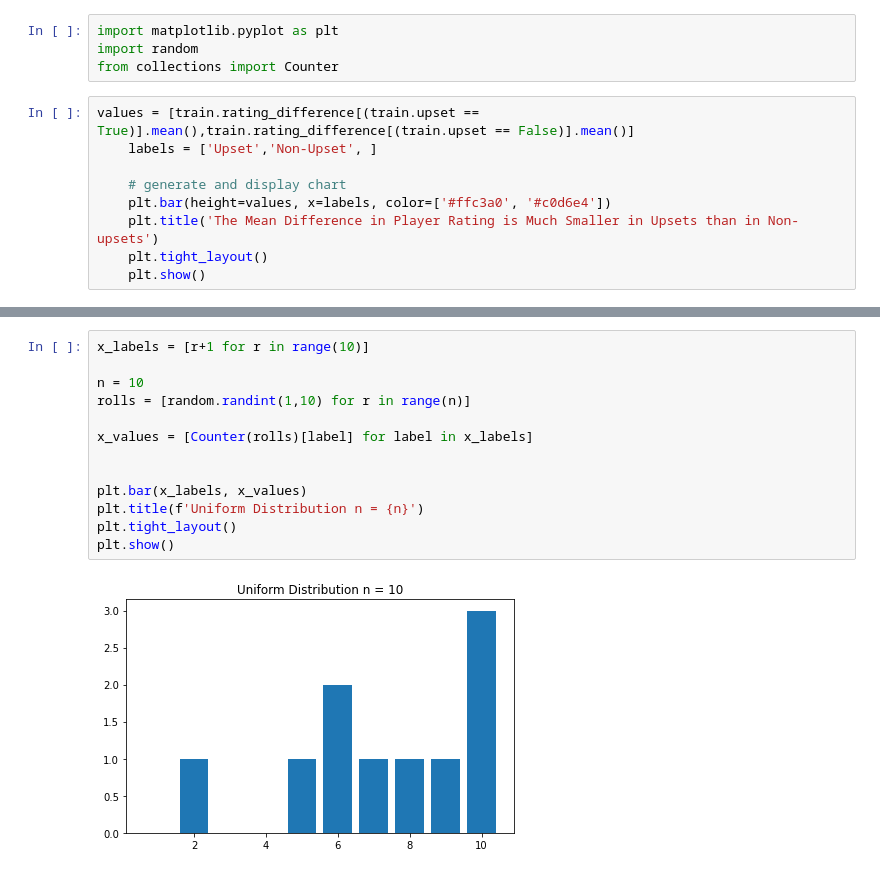
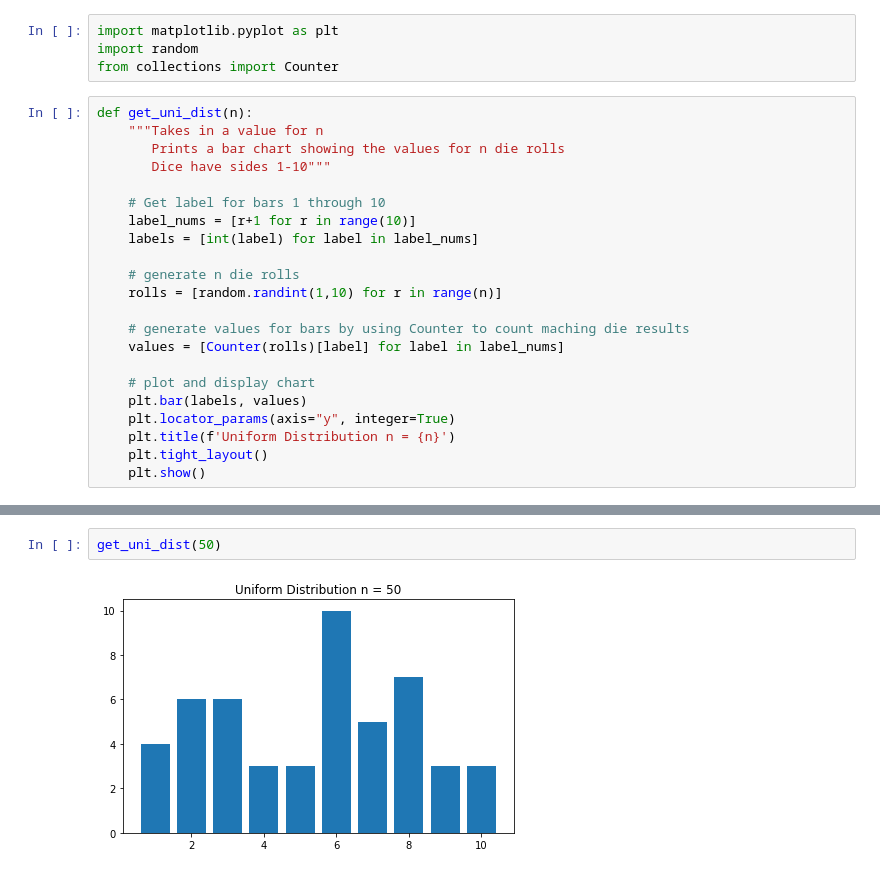
Before and after one commit to Johndsalas/code_katamari, a Jupyter notebook: uniform_distribution.ipynb, the cells around one changed output, grey strips where cells are left out. Drawn from its saved outputs; the diff is of its cells as text.

```diff
--- a/uniform_distribution.ipynb
+++ b/uniform_distribution.ipynb
@@ -5,12 +5,25 @@
 import matplotlib.pyplot as plt
 import random
 from collections import Counter
-# %%
-values = [train.rating_difference[(train.upset == True)].mean(),train.rating_difference[(train.upset == False)].mean()]
-    labels = ['Upset','Non-Upset', ]
-
-    # generate and display chart
-    plt.bar(height=values, x=labels, color=['#ffc3a0', '#c0d6e4'])
-    plt.title('The Mean Difference in Player Rating is Much Smaller in Upsets than in Non-upsets')
-    plt.tight_layout()
-    plt.show()
+# %%
+def get_uni_dist(n):
+    """Takes in a value for n
+       Prints a bar chart showing the values for n die rolls
+       Dice have sides 1-10"""
+
+    # Get label for bars 1 through 10
+    label_nums = [r+1 for r in range(10)]
+    labels = [int(label) for label in label_nums]
+
+    # generate n die rolls
+    rolls = [random.randint(1,10) for r in range(n)]
+
+    # generate values for bars by using Counter to count maching die results
+    values = [Counter(rolls)[label] for label in label_nums]
+
+    # plot and display chart
+    plt.bar(labels, values)
+    plt.locator_params(axis="y", integer=True)
+    plt.title(f'Uniform Distribution n = {n}')
+    plt.tight_layout()
+    plt.show()
@@ -17,15 +34,4 @@ values = [train.rating_difference[(train.upset == True)].mean(),train.rating_dif
 # %%
-x_labels = [r+1 for r in range(10)]
-
-n = 10
-rolls = [random.randint(1,10) for r in range(n)]
-
-x_values = [Counter(rolls)[label] for label in x_labels]
-
-
-plt.bar(x_labels, x_values)
-plt.title(f'Uniform Distribution n = {n}')
-plt.tight_layout()
-plt.show()
+get_uni_dist(50)
 # %% [output]
-[figure, old version]
+[figure, new version]
```
Also changed, not shown: parts of 7 cells of this notebook.
